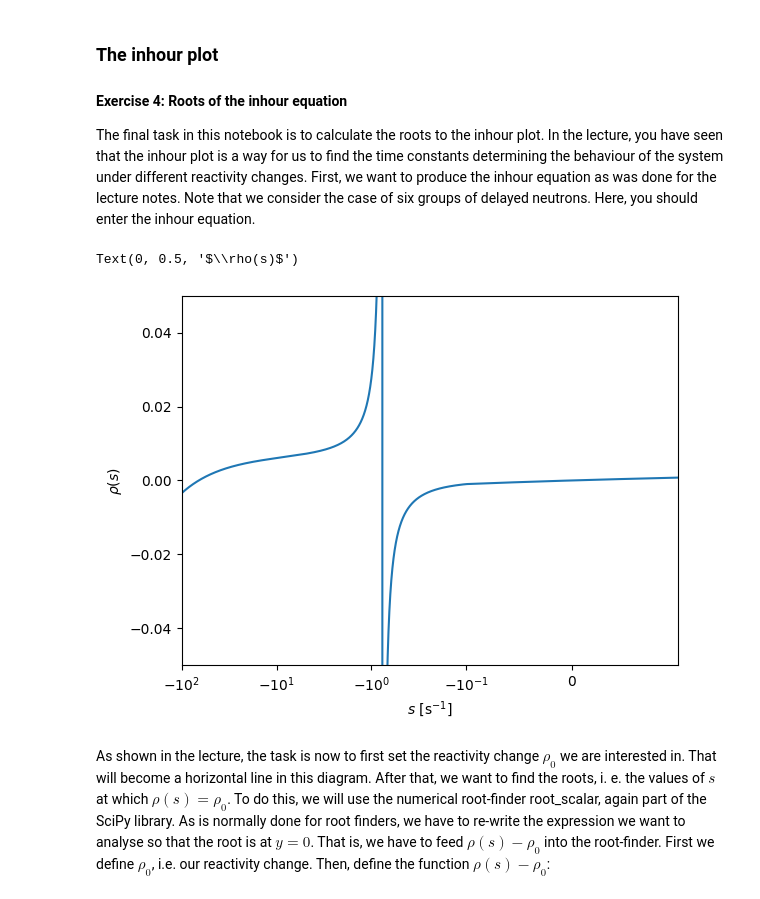
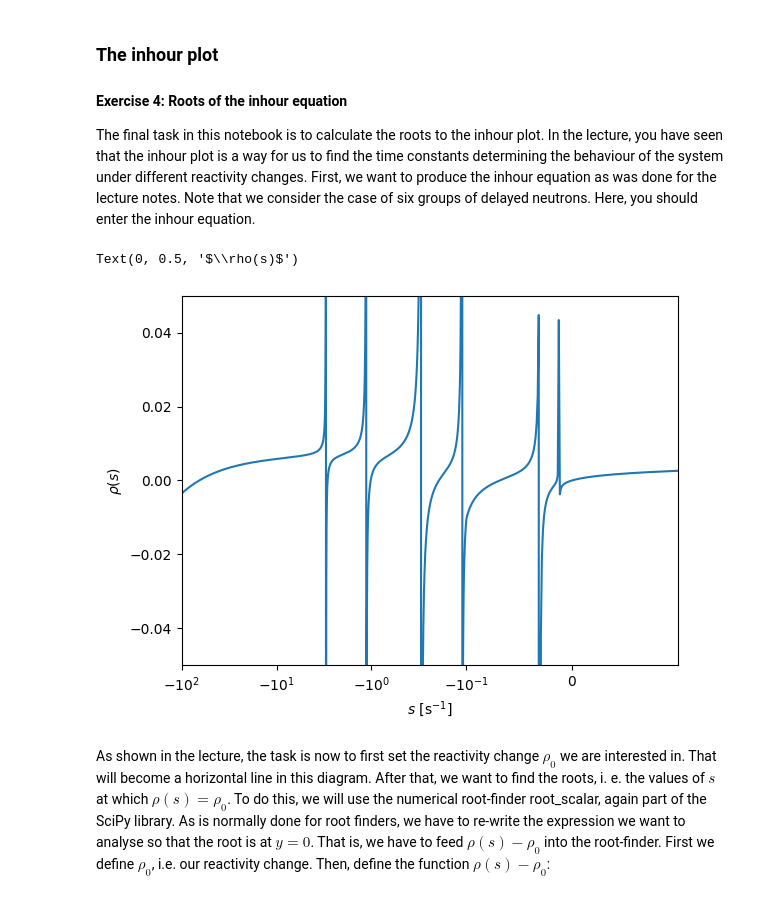
Before and after one commit to MalteHanse/RFP, a Jupyter notebook: Datalabs/Datalab08/8-Reactor_kinetics.ipynb, the cells around one changed output. Cells and saved outputs as stored; diff of their text form; code cells hidden in the pictures.

```diff
--- a/Datalabs/Datalab08/8-Reactor_kinetics.ipynb
+++ b/Datalabs/Datalab08/8-Reactor_kinetics.ipynb
@@ -458,36 +457,35 @@ Finally, you should try to think about how the results would change if you consi
 The final task in this notebook is to calculate the roots to the inhour plot. In the lecture, you have seen that the inhour plot is a way for us to find the time constants determining the behaviour of the system under different reactivity changes. First, we want to produce the inhour equation as was done for the lecture notes. Note that we consider the case of six groups of delayed neutrons. Here, you should enter the inhour equation.
 # %%
 def six_group_inhour(s, l, beta, lambda_six_gr):
-    ## Enter your code for calculating the six-group inhour equation, as discussed in the lecture. This function should return rho(s).
+    sl = s * l
+    denom = 1 + sl
 
-    ## Enter your code here:
-    b = np.sum(beta)
-    lam = np.mean(lambda_six_gr)
-    first = s * l / (s * l + 1)
-    second = 1 / (1 + s * l) * (s * b / (s + lam))
+    rho_s = sl / denom
+    for i in range(6):
+        rho_s += s * beta[i] / (s + lambda_six_gr[i])
 
-    return first + second  ### the function should return rho(s)
+    return rho_s
 
 s = np.linspace(-10000, 10000, 20000000)     ## define the s space
 
 l = 1e-4      ## prompt neutron lifetime
 
 
 
 inhour_plot = six_group_inhour(s, l, beta_six_gr, lambda_six_gr)
 
 
 plt.plot(s, inhour_plot)
 
 plt.ylim(-0.05, 0.05)
 plt.xlim(-100, 0.1)
 plt.xscale('symlog', linthresh=0.1)
 
 plt.xlabel('$s$ [s$^{-1}$]')
 plt.ylabel(r'$\rho(s)$')
 # %% [output]
 Text(0, 0.5, '$\\rho(s)$')
-[figure, old version]
+[figure, new version]
 # %% [markdown]
 As shown in the lecture, the task is now to first set the reactivity change $\rho_0$ we are interested in. That will become a horizontal line in this diagram. After that, we want to find the roots, i. e. the values of $s$ at which $\rho(s) = \rho_0$. To do this, we will use the numerical root-finder root_scalar, again part of the SciPy library. As is normally done for root finders, we have to re-write the expression we want to analyse so that the root is at $y = 0$. That is, we have to feed $\rho(s) - \rho_0$ into the root-finder. First we define $\rho_0$, i.e. our reactivity change. Then, define the function $\rho(s) - \rho_0$:
 # %%
```
Also changed, not shown: parts of 8 cells of this notebook.
